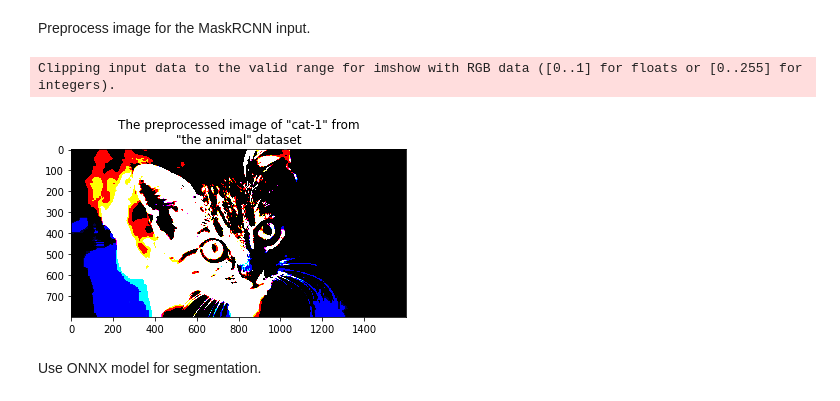
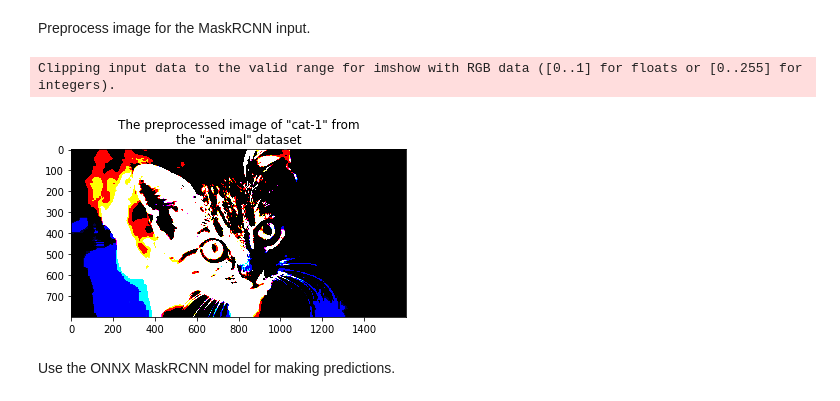
Before and after one commit to mmgalushka/onnx-hello-world, a Jupyter notebook: onnx_maskrcnn.ipynb, the cells around one changed output. Saved outputs shown, nothing was run; the diff lists cells and outputs as text; code cells hidden in the pictures.

```diff
--- a/onnx_maskrcnn.ipynb
+++ b/onnx_maskrcnn.ipynb
@@ -186,18 +184,12 @@ plt.show()
 # %% [markdown]
 Preprocess image for the MaskRCNN input.
-# %%
-prep_image = preprocess(image)
-
-fig, ax = plt.subplots()
-plt.imshow(prep_image.transpose(1, 2, 0), interpolation='nearest')
-ax.set_title( f'The preprocessed image of "{image_name}" from\n"the {dataset_name}" dataset' )
-
-plt.savefig(os.path.join('tmp', f'maskrcnn_prep_{image_name.replace("-","_")}.jpg'))
-plt.show()
-# %% [output]
-Clipping input data to the valid range for imshow with RGB data ([0..1] for floats or [0..255] for integers).
-[figure, removed]
+# %%
+pre_image = preprocess(orig_image)
+show_image(pre_image.transpose(1,2,0), 'MaskRCNN', 'pre', image_name, dataset_name)
+# %% [output]
+Clipping input data to the valid range for imshow with RGB data ([0..1] for floats or [0..255] for integers).
+[figure, added]
 # %% [markdown]
-Use ONNX model for segmentation.
+Use the ONNX MaskRCNN model for making predictions.
 # %%
 boxes, labels, scores, masks = sess.run(
```
Also changed, not shown: parts of 12 cells of this notebook, 8 other files.
